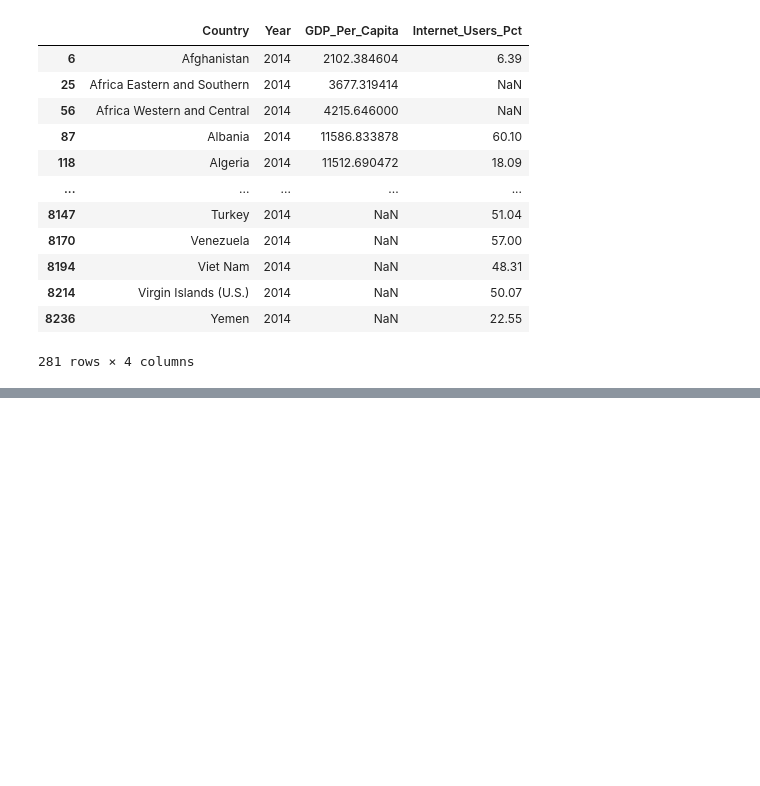
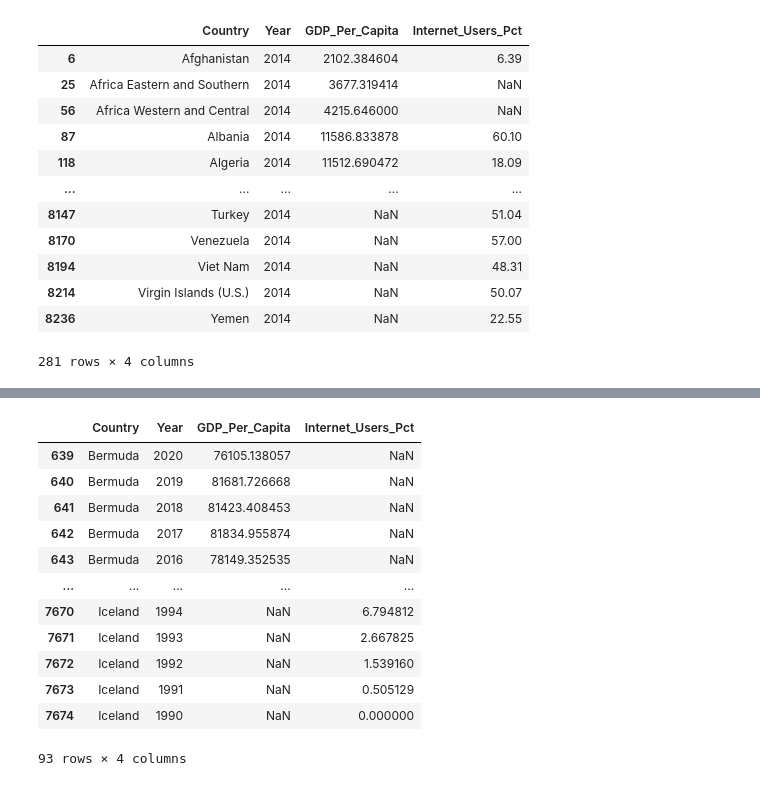
Before and after one commit to NSS-Full-Time-Data-Analytics-11/un-project-rileyhigg, a Jupyter notebook: notebooks/un_project.ipynb, the cells around one changed output, grey strips where cells are left out. Saved outputs shown, nothing was run; the diff lists cells and outputs as text; code cells hidden in the pictures; blank space fills up the shorter version.

```diff
--- a/notebooks/un_project.ipynb
+++ b/notebooks/un_project.ipynb
@@ -636,0 +674,16 @@ TypeError: unhashable type: 'list'
+# %%
+gdp_and_internet_use.loc[(gdp_and_internet_use['Country'] == 'Iceland') | (gdp_and_internet_use['Country'] == 'Bermuda') | (gdp_and_internet_use['Country'] == 'Norway')]
+# %% [output]
+|  | Country | Year | GDP_Per_Capita | Internet_Users_Pct |
+| 639 | Bermuda | 2020 | 76105.138057 | NaN |
+| 640 | Bermuda | 2019 | 81681.726668 | NaN |
+| 641 | Bermuda | 2018 | 81423.408453 | NaN |
+| 642 | Bermuda | 2017 | 81834.955874 | NaN |
+| 643 | Bermuda | 2016 | 78149.352535 | NaN |
+| ... | ... | ... | ... | ... |
+| 7670 | Iceland | 1994 | NaN | 6.794812 |
+| 7671 | Iceland | 1993 | NaN | 2.667825 |
+| 7672 | Iceland | 1992 | NaN | 1.539160 |
+| 7673 | Iceland | 1991 | NaN | 0.505129 |
+| 7674 | Iceland | 1990 | NaN | 0.000000 |
+93 rows × 4 columns
```
Also changed, not shown: parts of 19 cells of this notebook.
